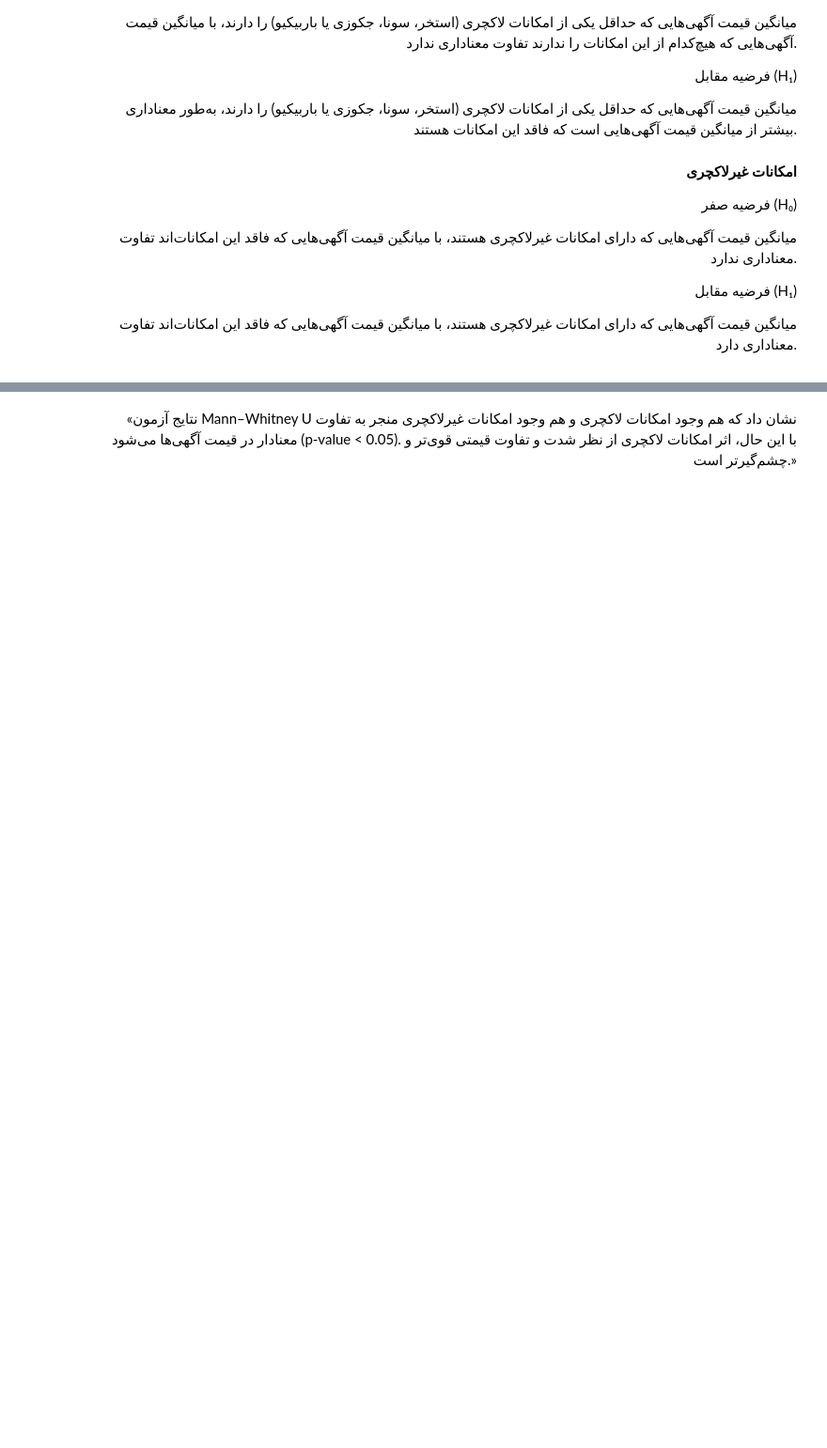
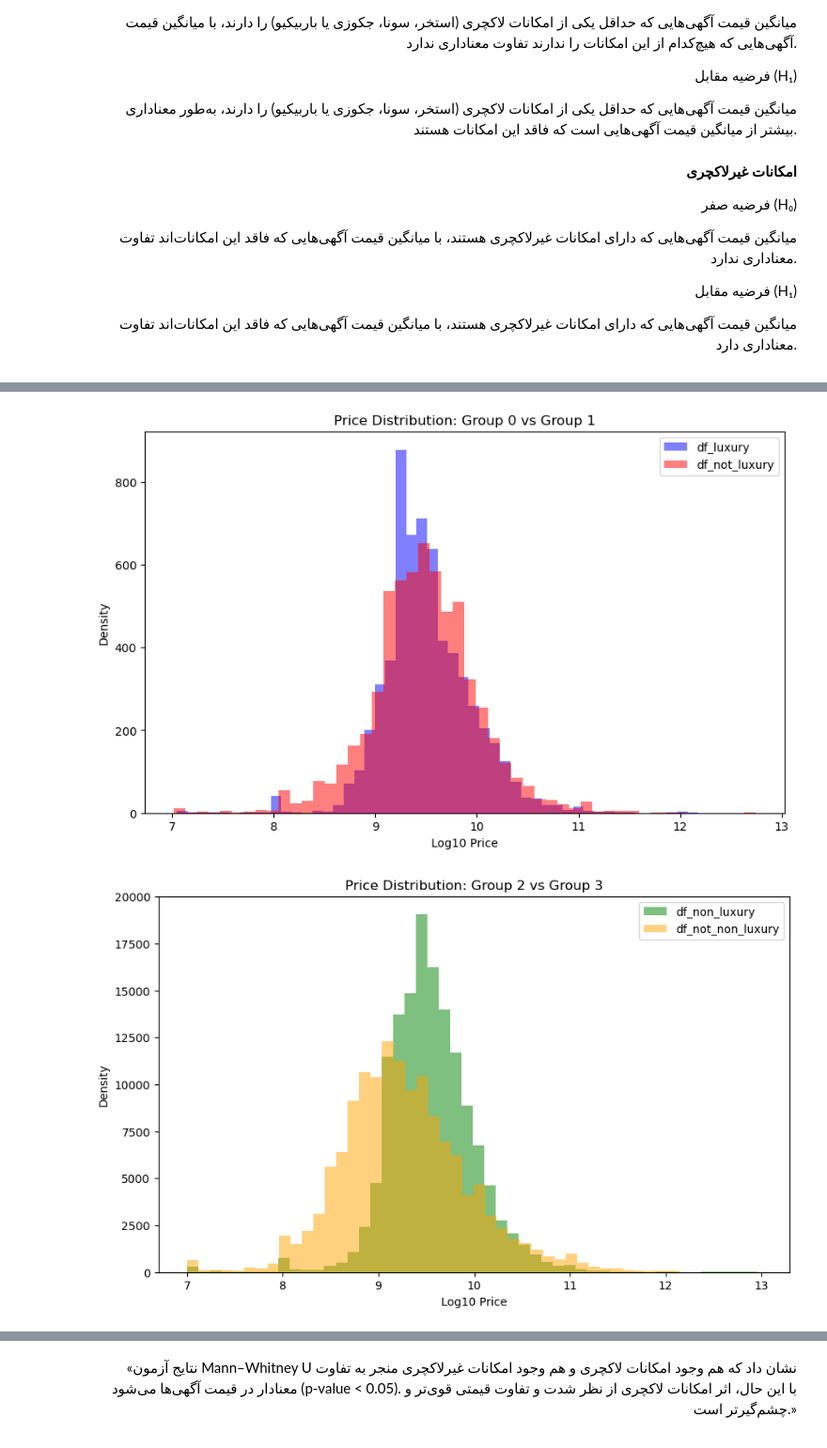
Before and after one commit to Navidbyti/real-estate-ml-project, a Jupyter notebook: 2-Hypothesis/drafts/navid-hypothesis4.ipynb, the cells around one changed output, grey strips where cells are left out. Shown: that part at 94% size. Drawn from its saved outputs; the diff is of its cells as text; code cells hidden in the pictures; blank space fills up the shorter version.

```diff
--- a/2-Hypothesis/drafts/navid-hypothesis4.ipynb
+++ b/2-Hypothesis/drafts/navid-hypothesis4.ipynb
@@ -72,0 +88,21 @@ df_not_non_luxury = df4[~df4["has_non_luxury"]]
+# %%
+plt.figure(figsize=(10,6))
+plt.hist(np.log10(dfs[0]["price_value"].dropna()), bins=50, alpha=0.5, color='blue', label=lables[0])
+plt.hist(np.log10(dfs[1]["price_value"].dropna().sample(dfs[0].shape[0], random_state=42)), bins=50, alpha=0.5, color='red', label=lables[1])
+plt.xlabel("Log10 Price")
+plt.ylabel("Density")
+plt.title("Price Distribution: Group 0 vs Group 1")
+plt.legend()
+plt.show()
+
+plt.figure(figsize=(10,6))
+plt.hist(np.log10(dfs[2]["price_value"].dropna().sample(dfs[3].shape[0])), bins=50, alpha=0.5, color='green', label=lables[2])
+plt.hist(np.log10(dfs[3]["price_value"].dropna()), bins=50, alpha=0.5, color='orange', label=lables[3])
+plt.xlabel("Log10 Price")
+plt.ylabel("Density")
+plt.title("Price Distribution: Group 2 vs Group 3")
+plt.legend()
+plt.show()
+# %% [output]
+[figure, added]
+[figure, added]
```
Also changed, not shown: parts of 12 cells of this notebook.
